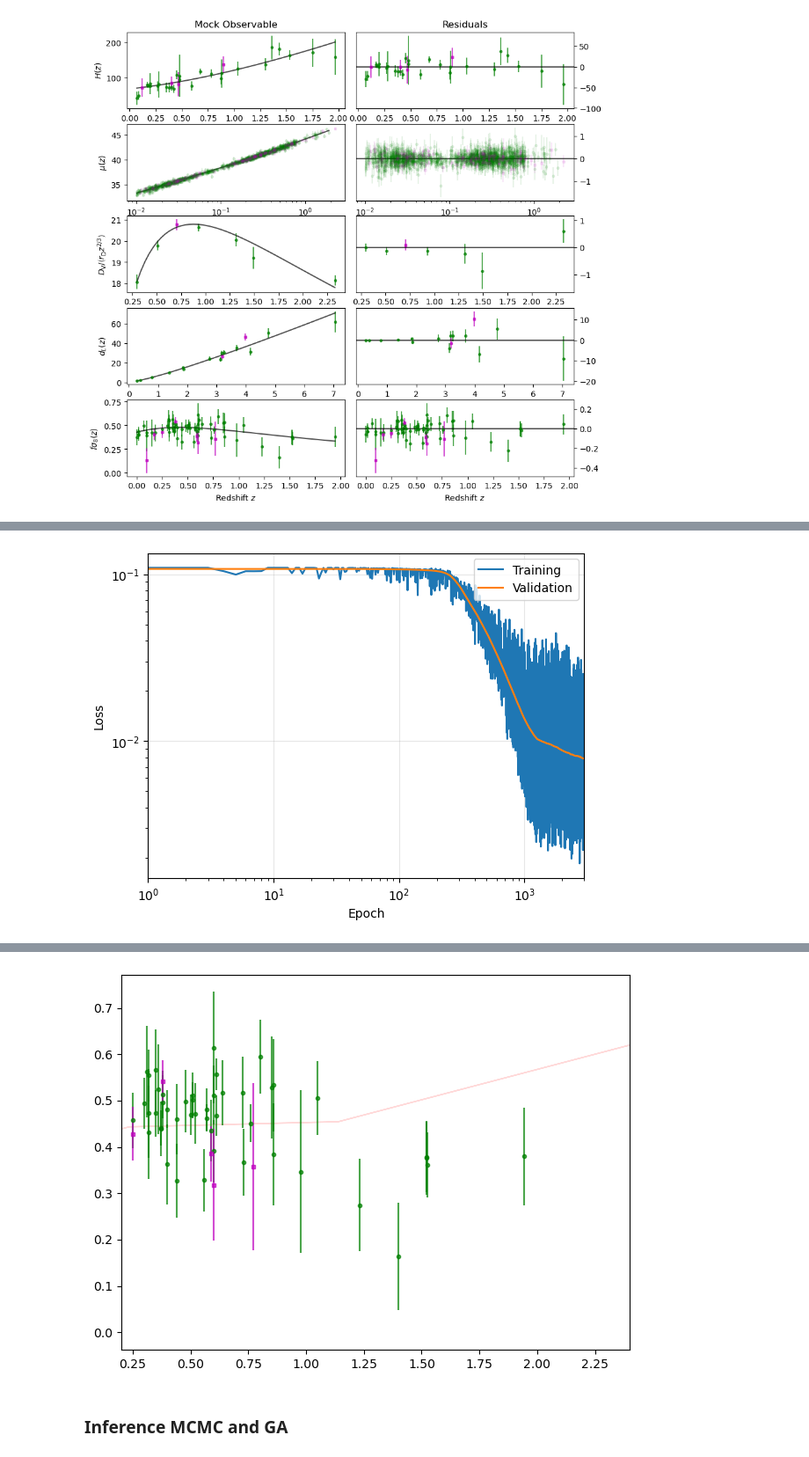
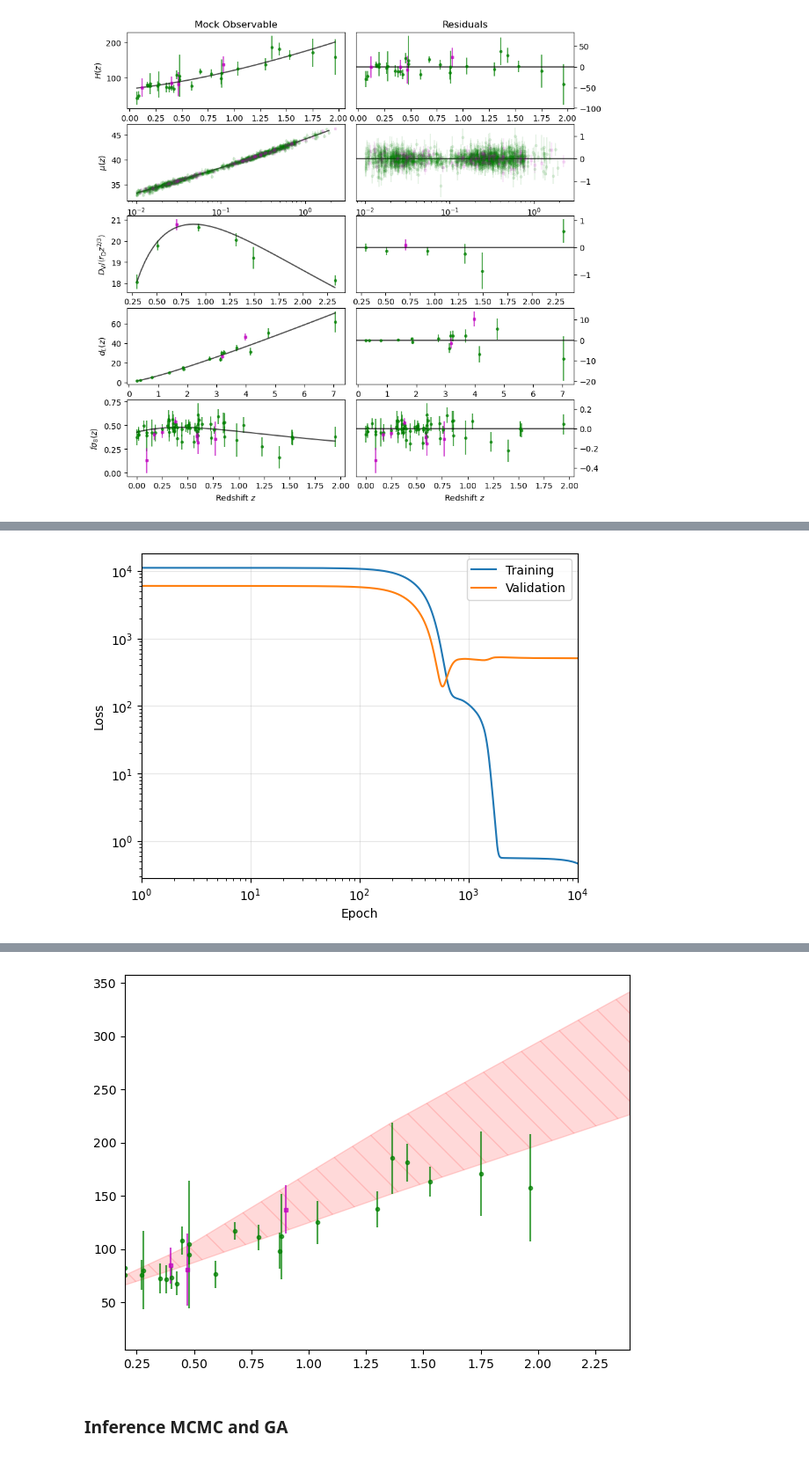
Before and after one commit to reggiebernardo/cosmo_learn, a Jupyter notebook: cosmo_tutorial.ipynb, the cells around one changed output, grey strips where cells are left out. Shown at 88% size. Drawn from its saved outputs; the diff is of its cells as text; code cells hidden in the pictures.

```diff
--- a/cosmo_tutorial.ipynb
+++ b/cosmo_tutorial.ipynb
@@ -124,4 +124,9 @@ cosmo=FlatwCDM(H0=H0, Om0=Om0, w0=w0) # baseline astropy model
 my_cosmo_learn=CosmoLearn([H0, Om0, w0, s8], seed=14000605)
 mock_keys=['CosmicChronometers', 'SuperNovae', 'BaryonAcousticOscillations', \
            'BrightSirens', 'RedshiftSpaceDistorsions']
+# mock_keys=['CosmicChronometers', \
+#            'BrightSirens', 'RedshiftSpaceDistorsions']
+
 my_cosmo_learn.make_mock(mock_keys=mock_keys)
+my_cosmo_learn.train_gp()
+my_cosmo_learn.train_brr()
@@ -168,7 +216,7 @@ from tensorflow.keras.optimizers import Adam
 # %%
-# ann_model = tf.keras.Sequential([tf.keras.layers.Dense(1, input_shape=[1]),
-#                                  tf.keras.layers.Dense(100, activation='relu', kernel_regularizer=tf.keras.regularizers.l2()),
-#                                  tf.keras.layers.Dense(2),])
-# ann_model.compile(optimizer=tf.keras.optimizers.Adam(),
-#                   loss=tf.keras.losses.MeanSquaredError(),)
-# ann_model.summary()
+ann_model = tf.keras.Sequential([tf.keras.layers.Dense(1, input_shape=[1]),
+                                 tf.keras.layers.Dense(100, activation='relu', kernel_regularizer=tf.keras.regularizers.l2()),
+                                 tf.keras.layers.Dense(2),])
+ann_model.compile(optimizer=tf.keras.optimizers.Adam(),
+                  loss=tf.keras.losses.MeanSquaredError(),)
+ann_model.summary()
@@ -225,5 +274,5 @@ Number of validation samples: 6
 # %%
-n_epochs=3000
+n_epochs=10000
 # ann_history = ann_model.fit(x_train, y_train, epochs=n_epochs, \
 #                             validation_data=(x_validation, y_validation), verbose=0)
 ann_history = ann_model.fit(x, y, epochs=n_epochs, validation_split=0.9, verbose=0)
@@ -240,7 +287,7 @@ ax.set_xlabel('Epoch'); ax.set_ylabel('Loss')
 ax.grid(True, alpha=0.3)
 plt.show()
 # %% [output]
-[figure, old version]
+[figure, new version]
 # %%
 x_rec=np.linspace(0.2, 2.4, 1000)
 # x_rec=np.logspace(-2.3, np.log10(2.5), 1000)
@@ -249,11 +296,11 @@ ymean_rec = y_rec[:, 0]; yerr_rec = y_rec[:, 1]
 
 
 fig, ax=plt.subplots()
-# key='CosmicChronometers'
+key='CosmicChronometers'
 # key='SuperNovae'
 # key='BaryonAcousticOscillations'
 # key='BrightSirens'
-key='RedshiftSpaceDistorsions'
+# key='RedshiftSpaceDistorsions'
 my_cosmo_learn.plot_train_test_data(ax, key, alpha=0.7)
 # my_cosmo_learn.plot_train_test_data(ax, key, fmt='.', alpha=0.15)
 ax.fill_between(x_rec, ymean_rec-yerr_rec, ymean_rec+yerr_rec, \
@@ -275,4 +322,4 @@ plt.show()
-[figure, old version]
+[figure, new version]
 # %% [markdown]
 ### Inference MCMC and GA
 # %%
```
Also changed, not shown: parts of 16 cells of this notebook, 1 other file.
